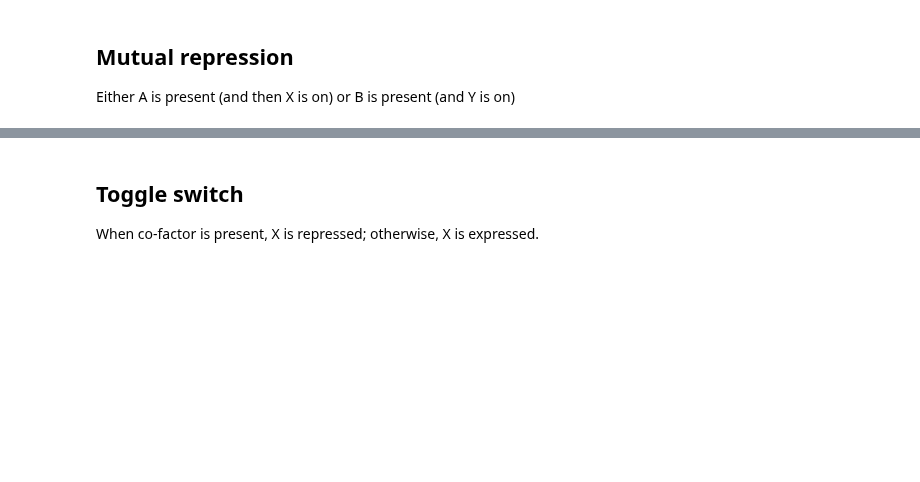
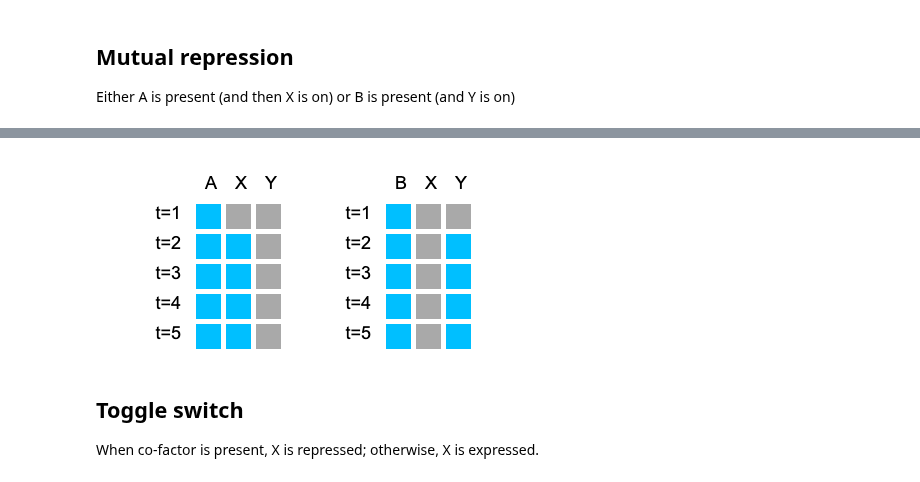
Before and after one commit to dinkum-bio/dinkum, a Jupyter notebook: notebooks/basic-drawing.ipynb, the cells around one changed output, grey strips where cells are left out. Cells and saved outputs as stored; diff of their text form; code cells hidden in the pictures; blank space fills up the shorter version.

```diff
--- a/notebooks/basic-drawing.ipynb
+++ b/notebooks/basic-drawing.ipynb
@@ -113,6 +134,10 @@ mp = MultiTissuePanel(states=states, tissue_names=['M', 'N'])
 mp.draw(is_active_fn)
 # %% [output]
 [interactive output not drawn]
+# %%
+Image(filename="mutual_repression.png")
+# %% [output]
+[figure, added]
 # %% [markdown]
 ## Toggle switch
 
```
Also changed, not shown: parts of 13 cells of this notebook, 13 other files.
